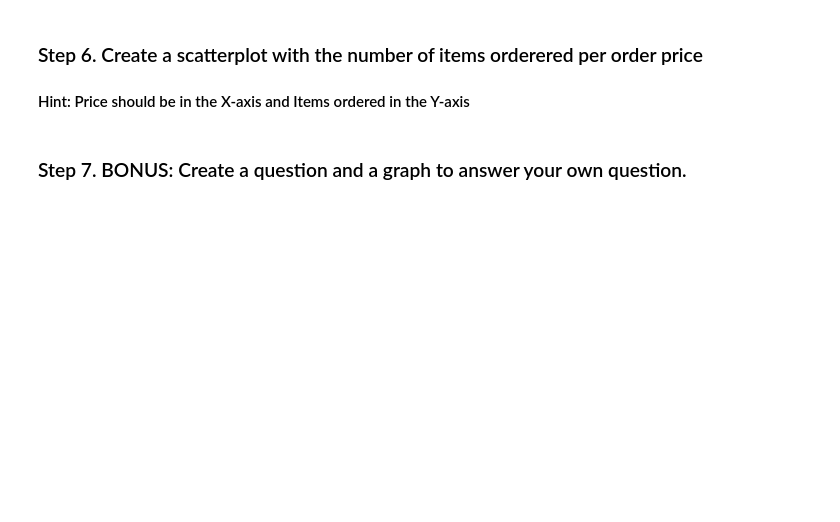
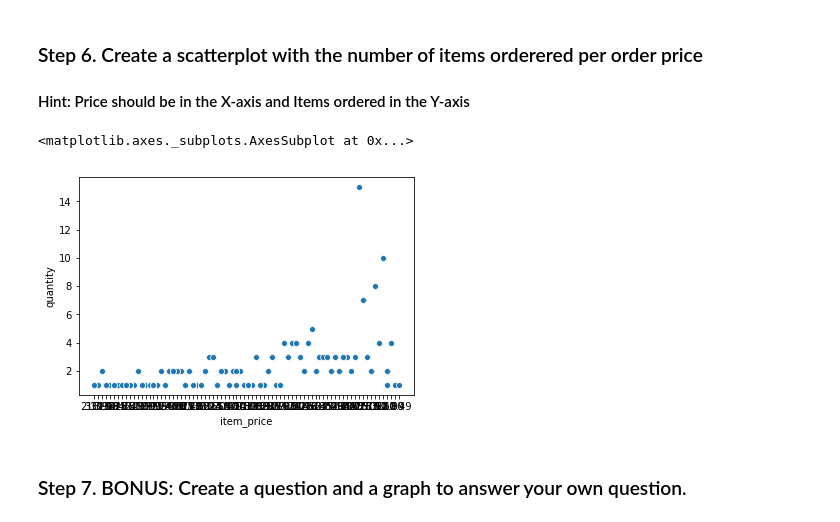
Before and after one commit to huisben/pd-practice, a Jupyter notebook: 07_Visualization/Chipotle/Exercises.ipynb, the cells around one changed output. Saved outputs shown, nothing was run; the diff lists cells and outputs as text; code cells hidden in the pictures; blank space fills up the shorter version.

```diff
--- a/07_Visualization/Chipotle/Exercises.ipynb
+++ b/07_Visualization/Chipotle/Exercises.ipynb
@@ -52,5 +59,12 @@ ValueError: `bins` must increase monotonically, when an array
 # %% [markdown]
 ### Step 6. Create a scatterplot with the number of items orderered per order price
 #### Hint: Price should be in the X-axis and Items ordered in the Y-axis
+# %%
+chipo['item_price'] = chipo['item_price'].apply(lambda x: x[1:])
+# %%
+sns.scatterplot(x='item_price', y='quantity', data=chipo)
+# %% [output]
+<matplotlib.axes._subplots.AxesSubplot at 0x...>
+[figure, added]
 # %% [markdown]
 ### Step 7. BONUS: Create a question and a graph to answer your own question.
```
Also changed, not shown: parts of 3 cells of this notebook, 7 other files.
